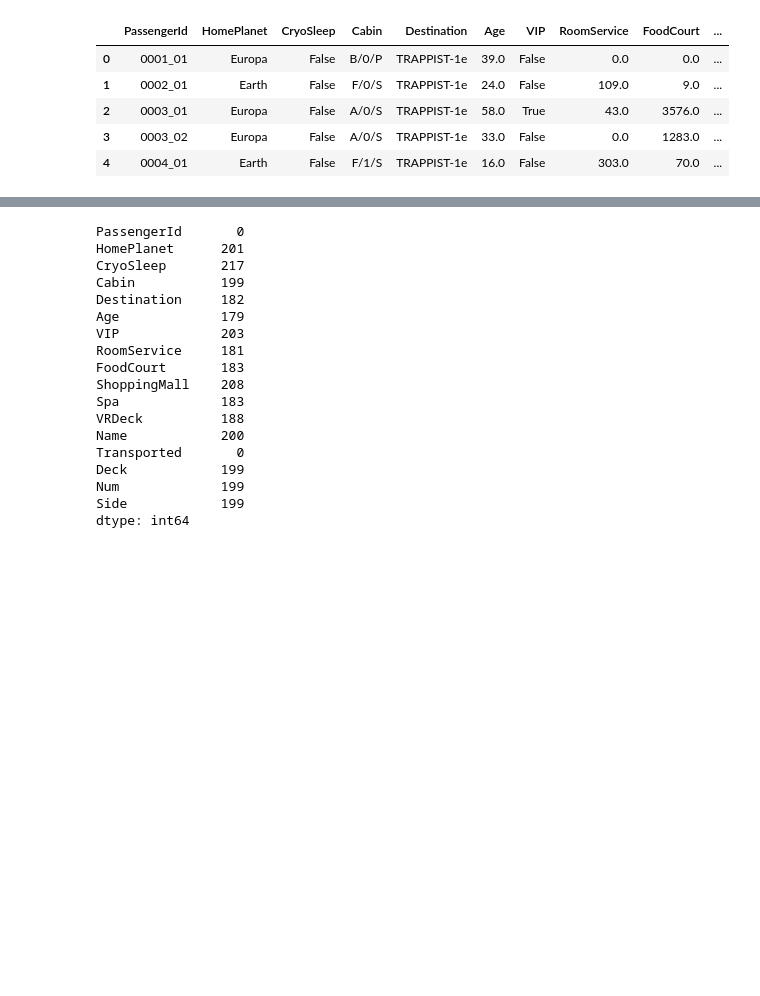
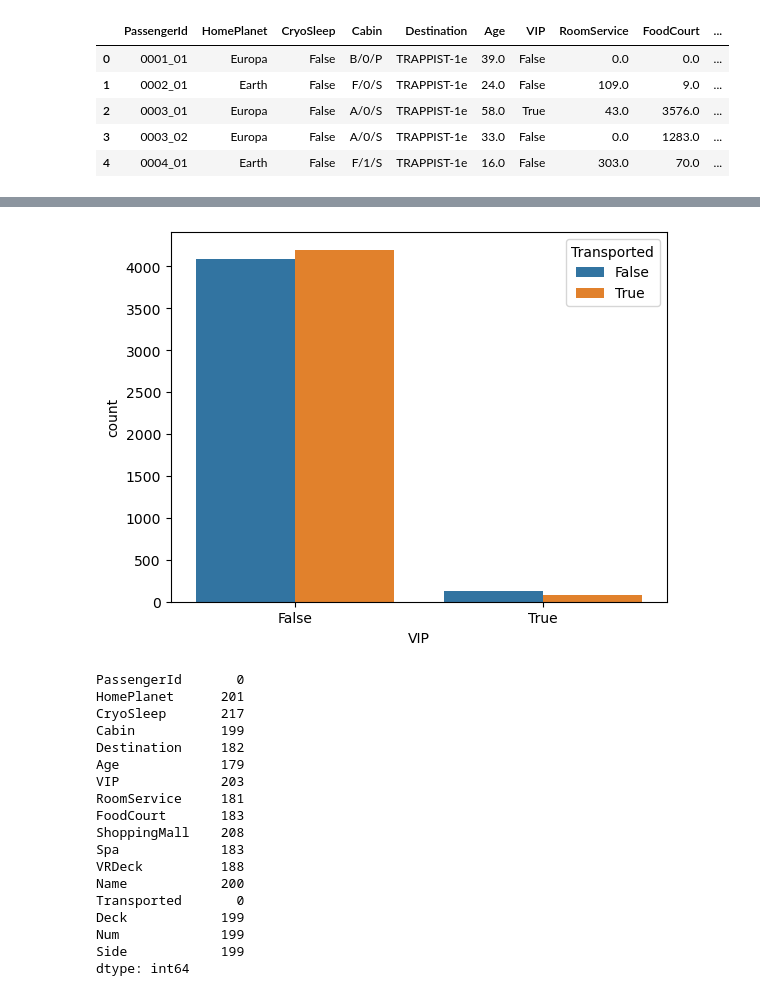
Before and after one commit to Dmytro1996/spaceship-titanic-kaggle, a Jupyter notebook: spaceship_titanic.ipynb, the cells around one changed output, grey strips where cells are left out. Saved outputs shown, nothing was run; the diff lists cells and outputs as text; code cells hidden in the pictures; blank space fills up the shorter version.

```diff
--- a/spaceship_titanic.ipynb
+++ b/spaceship_titanic.ipynb
@@ -86,3 +96,8 @@ sp_titanic.head()
+# %%
+sns.countplot(sp_titanic_original, hue = 'Transported', x = 'VIP')
+plt.show()
+# %% [output]
+[figure, added]
 # %%
 def count_missing_val_per_column(dataframe):
     missing_val_per_col_dict = {}
```
Also changed, not shown: parts of 29 cells of this notebook.
